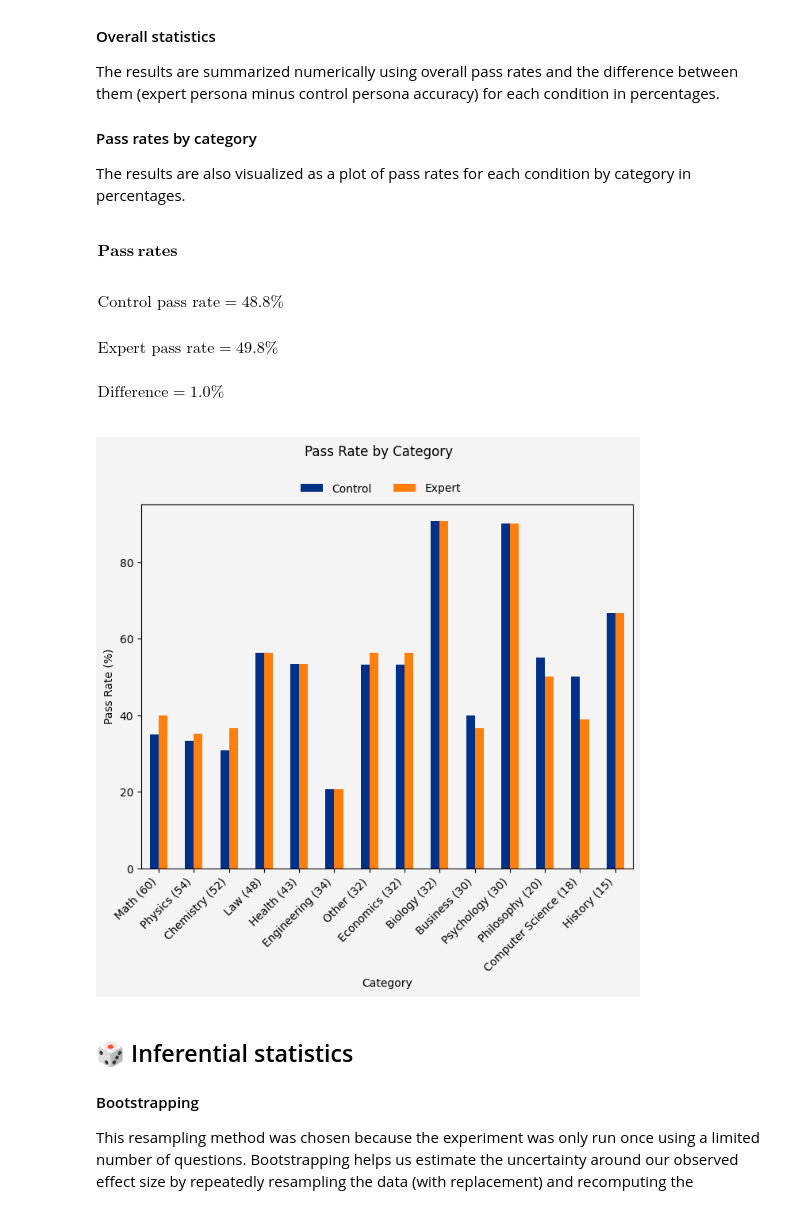
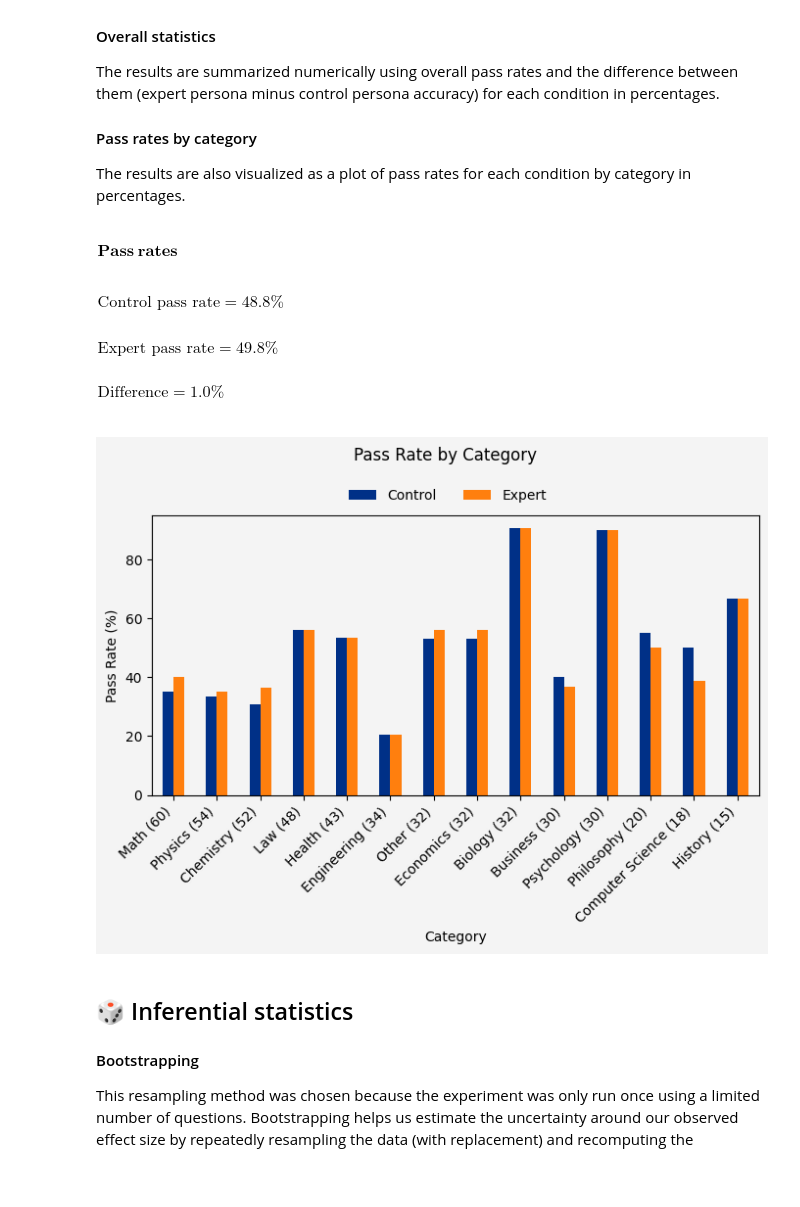
Before and after one commit to jcarterlab/expert-persona-eval, a Jupyter notebook: eval_analysis.ipynb, the cells around one changed output. Drawn from its saved outputs; the diff is of its cells as text; code cells hidden in the pictures; blank space fills up the shorter version.

Commit message:
chore: change asepct ratio of plot images for mobile view in blog

```diff
--- a/eval_analysis.ipynb
+++ b/eval_analysis.ipynb
@@ -142,7 +142,7 @@ plot_df.index = [
     for cat in plot_df.index
 ]
 
-fig, ax = plt.subplots(figsize=(8, 6))
+fig, ax = plt.subplots(figsize=(8, 4))
 
 fig.patch.set_facecolor(background_color)
 ax.set_facecolor(background_color)
@@ -151,35 +151,35 @@ plot_df.plot(kind='bar', ax=ax, color=['#003087', '#FF7F0E'])
 
 ax.set_ylabel('Pass Rate (%)')
 ax.set_xlabel('Category')
 
 fig.suptitle('Pass Rate by Category', y=1)
 
 ax.legend(
     loc='lower center',
     bbox_to_anchor=(0.4875, 1),
     ncol=len(plot_df.columns),
     frameon=False
 )
 
 plt.xticks(rotation=45, ha='right')
 
-plt.subplots_adjust(top=0.875)
+plt.subplots_adjust(top=0.825)
 
 fig.savefig(
     'assets/pass_rate_by_category.png',
     dpi=600,
     bbox_inches="tight"
 )
 
 plt.show()
 
 print()
 # %% [output]
 $\displaystyle \begin{array}{l} \\ \\ \mathbf{Pass\ rates} \\ \end{array}$
 $\displaystyle \begin{array}{l} \text{Control pass rate} = 48.8\% \end{array}$
 $\displaystyle \begin{array}{l} \text{Expert pass rate} = 49.8\% \end{array}$
 $\displaystyle \begin{array}{l} \text{Difference} = 1.0\% \\ \\ \end{array}$
-[figure, old version]
+[figure, new version]
 # %% [markdown]
 ## 🎲 Inferential statistics
 
```
Also changed, not shown: parts of 1 cell of this notebook, 2 other files.
